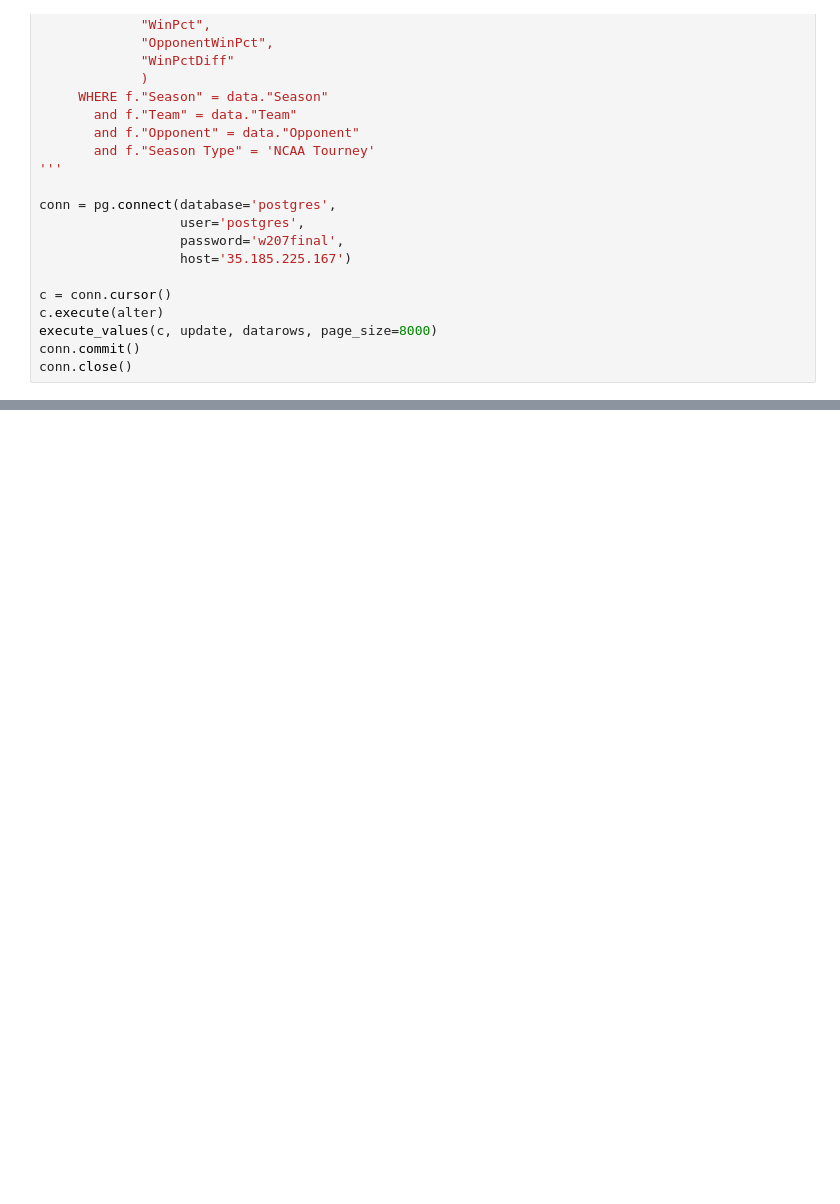
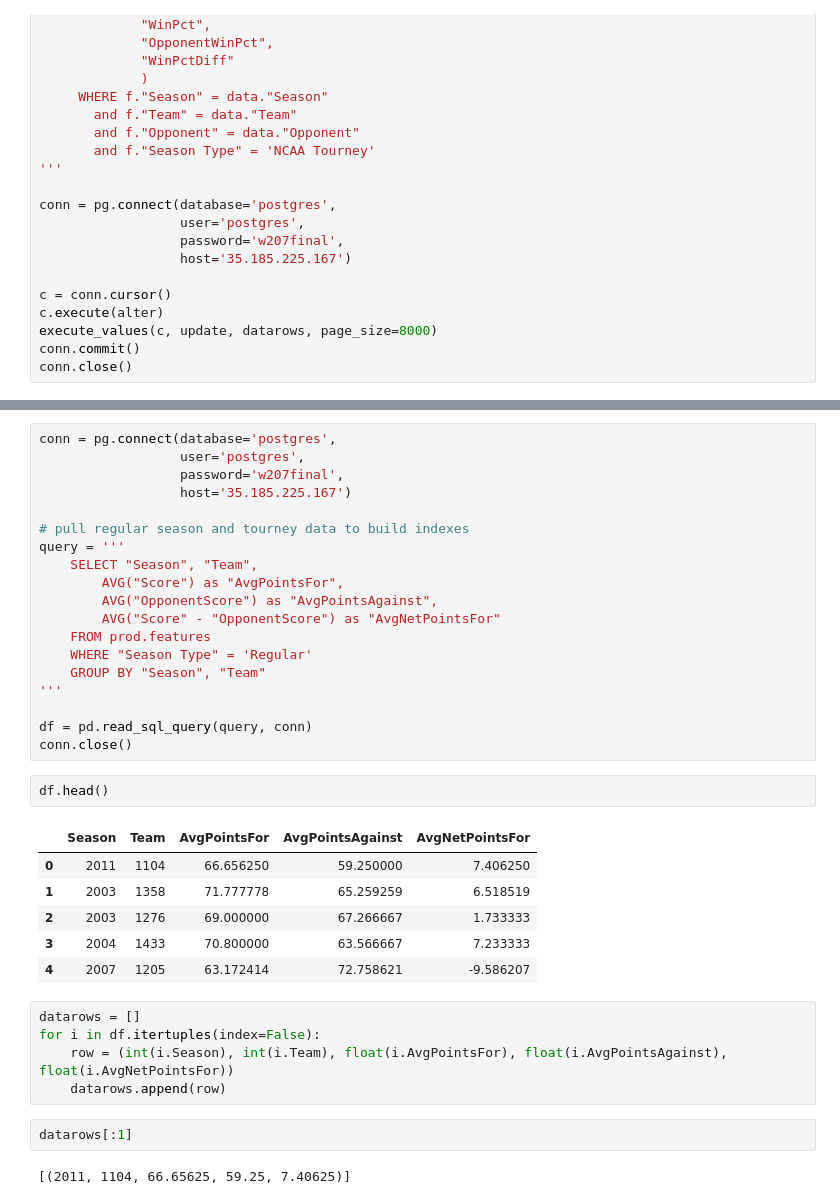
Before and after one commit to elyliu/mids-w207-final_proj-ncaa, a Jupyter notebook: Steve/feature_gen/Add Features.ipynb, the cells around one changed output, grey strips where cells are left out. Saved outputs shown, nothing was run; the diff lists cells and outputs as text; blank space fills up the shorter version.

```diff
--- a/Steve/feature_gen/Add Features.ipynb
+++ b/Steve/feature_gen/Add Features.ipynb
@@ -134,0 +143,37 @@ conn.close()
+# %%
+conn = pg.connect(database='postgres',
+                  user='postgres',
+                  password='w207final',
+                  host='35.185.225.167')
+
+# pull regular season and tourney data to build indexes
+query = '''
+    SELECT "Season", "Team",
+        AVG("Score") as "AvgPointsFor",
+        AVG("OpponentScore") as "AvgPointsAgainst",
+        AVG("Score" - "OpponentScore") as "AvgNetPointsFor"
+    FROM prod.features
+    WHERE "Season Type" = 'Regular'
+    GROUP BY "Season", "Team"
+'''
+
+df = pd.read_sql_query(query, conn)
+conn.close()
+# %%
+df.head()
+# %% [output]
+|  | Season | Team | AvgPointsFor | AvgPointsAgainst | AvgNetPointsFor |
+| 0 | 2011 | 1104 | 66.656250 | 59.250000 | 7.406250 |
+| 1 | 2003 | 1358 | 71.777778 | 65.259259 | 6.518519 |
+| 2 | 2003 | 1276 | 69.000000 | 67.266667 | 1.733333 |
+| 3 | 2004 | 1433 | 70.800000 | 63.566667 | 7.233333 |
+| 4 | 2007 | 1205 | 63.172414 | 72.758621 | -9.586207 |
+# %%
+datarows = []
+for i in df.itertuples(index=False):
+    row = (int(i.Season), int(i.Team), float(i.AvgPointsFor), float(i.AvgPointsAgainst), float(i.AvgNetPointsFor))
+    datarows.append(row)
+# %%
+datarows[:1]
+# %% [output]
+[(2011, 1104, 66.65625, 59.25, 7.40625)]
```
Also changed, not shown: parts of 2 cells of this notebook, 1 other file.
